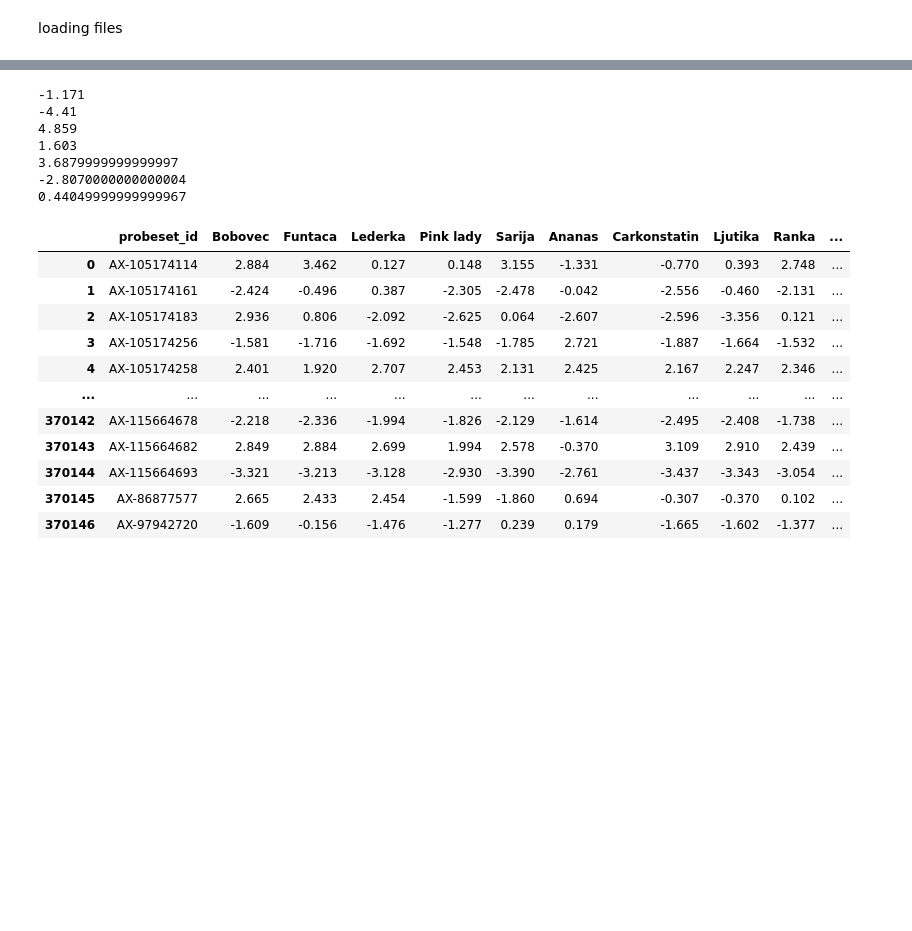
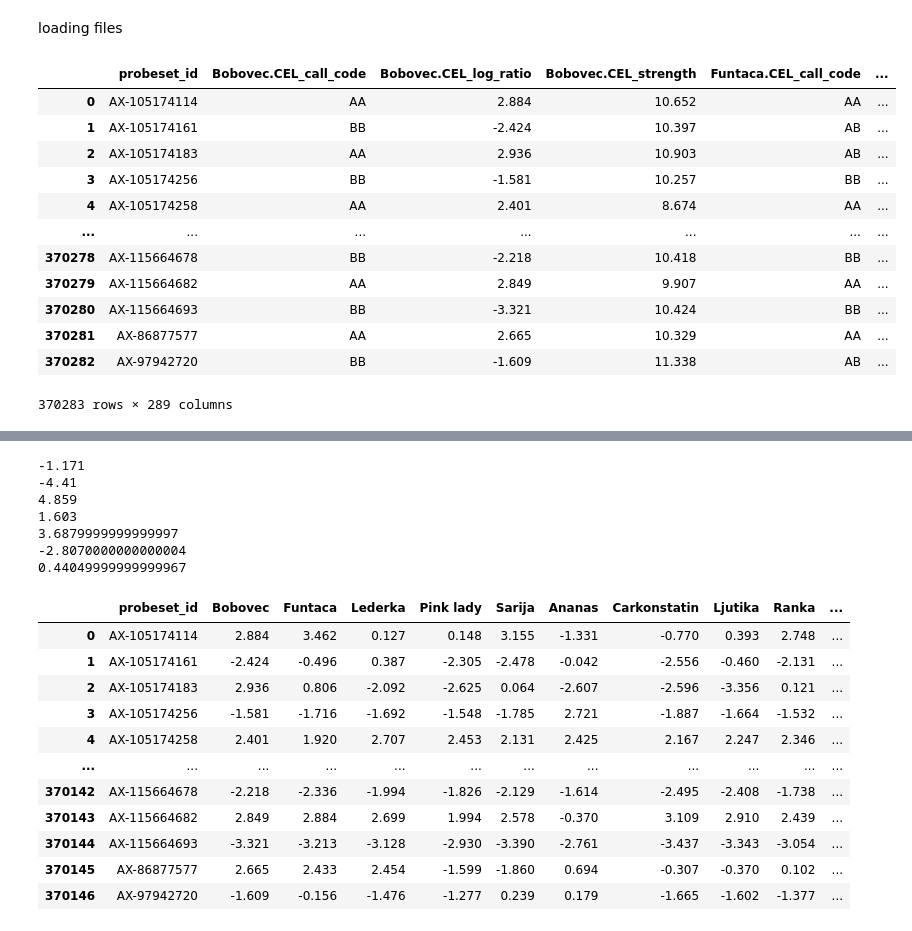
Before and after one commit to allmiraria/axiomFP, a Jupyter notebook: development.ipynb, the cells around one changed output, grey strips where cells are left out. Drawn from its saved outputs; the diff is of its cells as text; code cells hidden in the pictures; blank space fills up the shorter version.

```diff
--- a/development.ipynb
+++ b/development.ipynb
@@ -14,0 +13,16 @@ snp_call_contrast_positions_df = pandas.read_csv(path_to_snp_call_contrast_posit
+# %%
+snp_call_contrast_positions_df
+# %% [output]
+|  | probeset_id | Bobovec.CEL_call_code | Bobovec.CEL_log_ratio | Bobovec.CEL_strength | Funtaca.CEL_call_code | ... |
+| 0 | AX-105174114 | AA | 2.884 | 10.652 | AA | ... |
+| 1 | AX-105174161 | BB | -2.424 | 10.397 | AB | ... |
+| 2 | AX-105174183 | AA | 2.936 | 10.903 | AB | ... |
+| 3 | AX-105174256 | BB | -1.581 | 10.257 | BB | ... |
+| 4 | AX-105174258 | AA | 2.401 | 8.674 | AA | ... |
+| ... | ... | ... | ... | ... | ... | ... |
+| 370278 | AX-115664678 | BB | -2.218 | 10.418 | BB | ... |
+| 370279 | AX-115664682 | AA | 2.849 | 9.907 | AA | ... |
+| 370280 | AX-115664693 | BB | -3.321 | 10.424 | BB | ... |
+| 370281 | AX-86877577 | AA | 2.665 | 10.329 | AA | ... |
+| 370282 | AX-97942720 | BB | -1.609 | 11.338 | AB | ... |
+370283 rows × 289 columns
```
Also changed, not shown: parts of 8 cells of this notebook.
